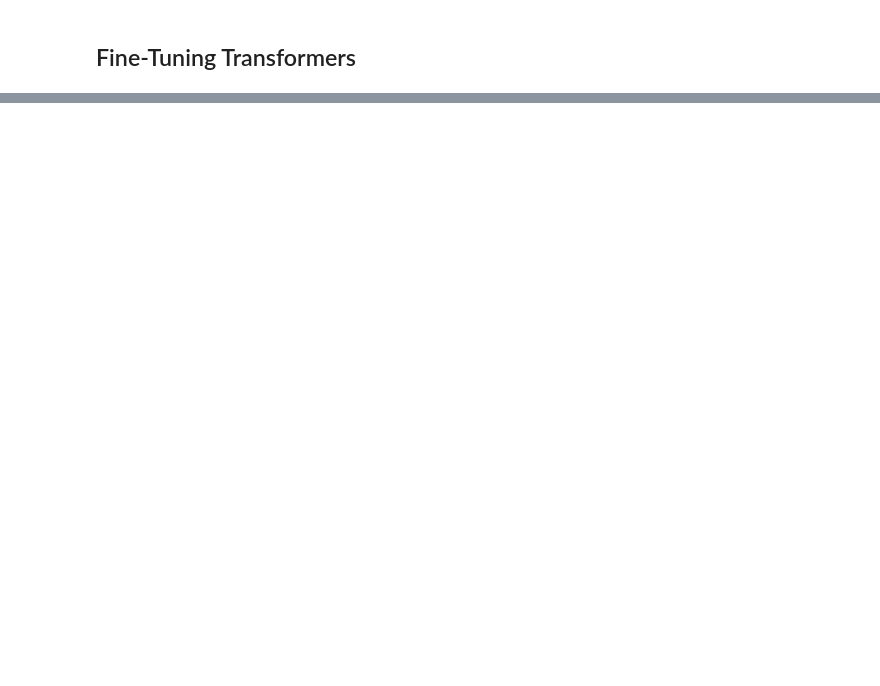
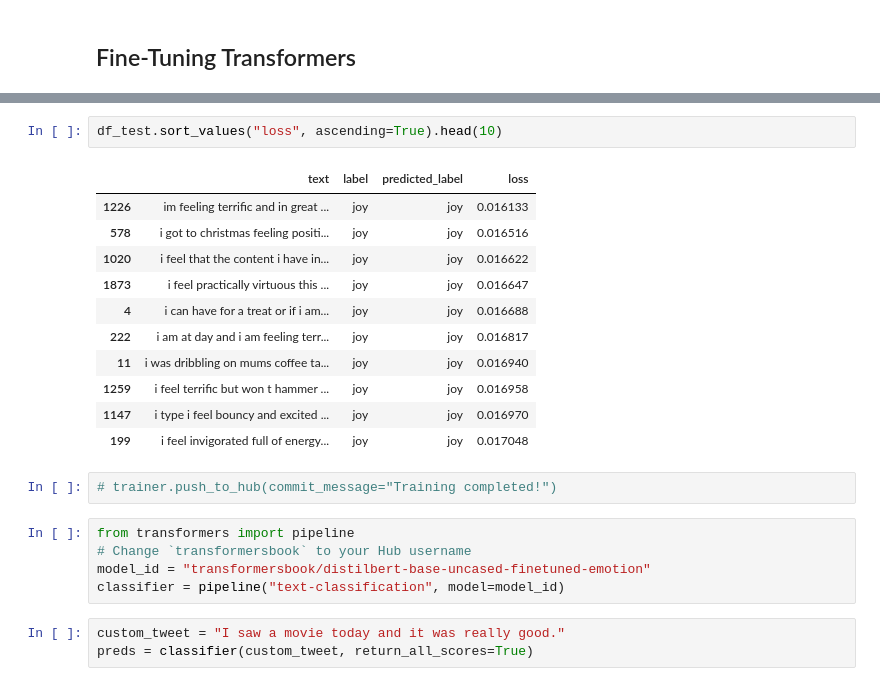
Before and after one commit to SadeghPouriyanZadeh/nlp-with-transformers, a Jupyter notebook: chapter_2.ipynb, the cells around one changed output, grey strips where cells are left out. Saved outputs shown, nothing was run; the diff lists cells and outputs as text; blank space fills up the shorter version.

```diff
--- a/chapter_2.ipynb
+++ b/chapter_2.ipynb
@@ -217,0 +365,24 @@ def compute_metrics(pred):
+# %%
+df_test.sort_values("loss", ascending=True).head(10)
+# %% [output]
+|  | text | label | predicted_label | loss |
+| 1226 | im feeling terrific and in great ... | joy | joy | 0.016133 |
+| 578 | i got to christmas feeling positi... | joy | joy | 0.016516 |
+| 1020 | i feel that the content i have in... | joy | joy | 0.016622 |
+| 1873 | i feel practically virtuous this ... | joy | joy | 0.016647 |
+| 4 | i can have for a treat or if i am... | joy | joy | 0.016688 |
+| 222 | i am at day and i am feeling terr... | joy | joy | 0.016817 |
+| 11 | i was dribbling on mums coffee ta... | joy | joy | 0.016940 |
+| 1259 | i feel terrific but won t hammer ... | joy | joy | 0.016958 |
+| 1147 | i type i feel bouncy and excited ... | joy | joy | 0.016970 |
+| 199 | i feel invigorated full of energy... | joy | joy | 0.017048 |
+# %%
+# trainer.push_to_hub(commit_message="Training completed!")
+# %%
+from transformers import pipeline
+# Change `transformersbook` to your Hub username
+model_id = "transformersbook/distilbert-base-uncased-finetuned-emotion"
+classifier = pipeline("text-classification", model=model_id)
+# %%
+custom_tweet = "I saw a movie today and it was really good."
+preds = classifier(custom_tweet, return_all_scores=True)
```
Also changed, not shown: parts of 31 cells of this notebook.
